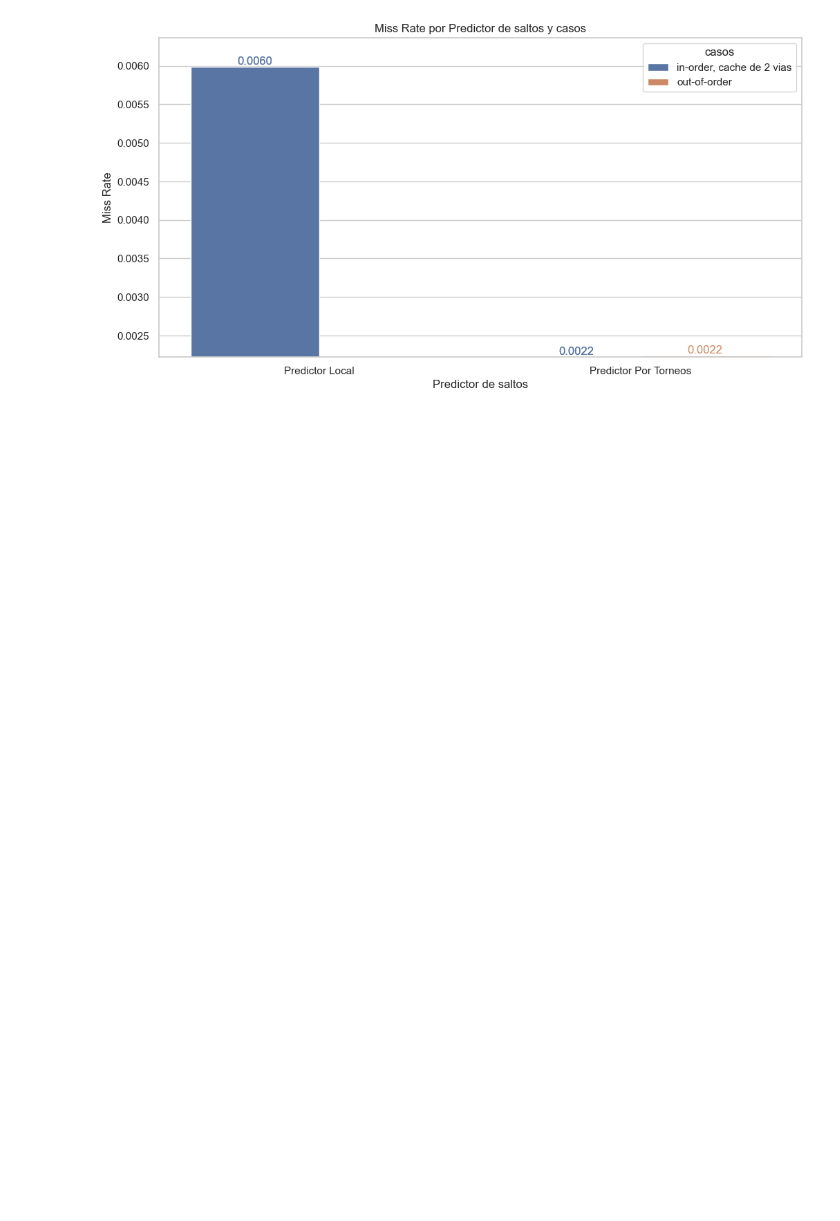
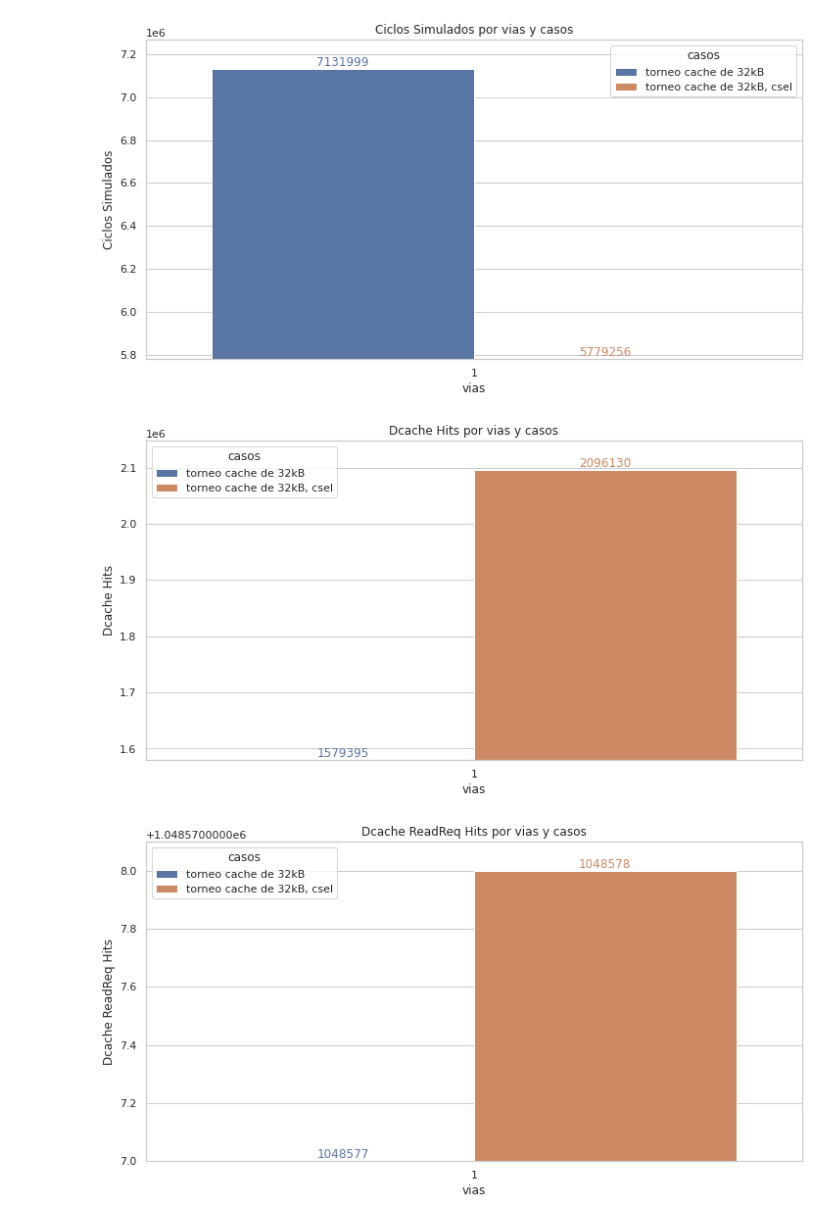
Before and after one commit to Kidmand/Arquitectura-del-computador-lab-2, a Jupyter notebook: stats/Notebook.ipynb, the cells around one changed output. Drawn from its saved outputs; the diff is of its cells as text; code cells hidden in the pictures; blank space fills up the shorter version.

```diff
--- a/stats/Notebook.ipynb
+++ b/stats/Notebook.ipynb
@@ -120,13 +118,13 @@ missRate = grouped_data['Branch Pred Miss Rate']
 grouped_data['Branch Pred Hit Rate'] = 1 - missRate
 # %%
 # Graficos para el ej 1, y ej 2 b y c
-# generate_barplot('system.cpu_cluster.cpus.numCycles', 'Ciclos Simulados', grouped_data)
-# generate_barplot('system.cpu_cluster.cpus.dcache.overallHits::total', 'Dcache Hits', grouped_data)
-# generate_barplot('system.cpu_cluster.cpus.dcache.ReadReq.hits::total', 'Dcache ReadReq Hits', grouped_data)
-# generate_barplot('system.cpu_cluster.cpus.idleCycles', 'Ciclos de CPU en Stall', grouped_data)
+generate_barplot('system.cpu_cluster.cpus.numCycles', 'Ciclos Simulados', grouped_data)
+generate_barplot('system.cpu_cluster.cpus.dcache.overallHits::total', 'Dcache Hits', grouped_data)
+generate_barplot('system.cpu_cluster.cpus.dcache.ReadReq.hits::total', 'Dcache ReadReq Hits', grouped_data)
+generate_barplot('system.cpu_cluster.cpus.idleCycles', 'Ciclos de CPU en Stall', grouped_data)
 
 # Graficos para el ej 2 d ...
-generate_barplot('Branch Pred Miss Rate', 'Miss Rate', grouped_data, 4)
+#generate_barplot('Branch Pred Miss Rate', 'Miss Rate', grouped_data, 4)
 
 # ---------------------------------- Todos los graficos ----------------------------------
 # Graficos de datos calculados
@@ -152,31 +150,33 @@ generate_barplot('Branch Pred Miss Rate', 'Miss Rate', grouped_data, 4)
 # generate_barplot('system.cpu_cluster.cpus.commitStats0.committedInstType::FloatCmp', 'FloatCmp', grouped_data)
 # generate_barplot('system.cpu_cluster.cpus.commitStats0.committedInstType::FloatCvt', 'FloatCvt', grouped_data)
 # generate_barplot('system.cpu_cluster.cpus.commitStats0.committedInstType::FloatMult', 'FloatMult', grouped_data)
 # generate_barplot('system.cpu_cluster.cpus.commitStats0.committedInstType::MemRead', 'MemRead', grouped_data)
 # generate_barplot('system.cpu_cluster.cpus.commitStats0.committedInstType::MemWrite', 'MemWrite', grouped_data)
 
 # Dcache
 # generate_barplot('system.cpu_cluster.cpus.dcache.overallHits::total', 'Dcache Hits', grouped_data)
 # generate_barplot('system.cpu_cluster.cpus.dcache.overallMisses::total', 'Dcache Misses', grouped_data)
 # generate_barplot('system.cpu_cluster.cpus.dcache.overallAccesses::total', 'Dcache Accesses', grouped_data)
 # generate_barplot('system.cpu_cluster.cpus.dcache.replacements', 'Dcache Replacements', grouped_data)
 # generate_barplot('system.cpu_cluster.cpus.dcache.ReadReq.hits::total', 'Dcache ReadReq Hits', grouped_data)
 # generate_barplot('system.cpu_cluster.cpus.dcache.ReadReq.accesses::total', 'Dcache ReadReq Accesses', grouped_data)
 # generate_barplot('system.cpu_cluster.cpus.dcache.WriteReq.hits::total', 'Dcache WriteReq Hits', grouped_data)
 # generate_barplot('system.cpu_cluster.cpus.dcache.WriteReq.accesses::total', 'Dcache WriteReq Accesses', grouped_data)
 
 # Icache
 # generate_barplot('system.cpu_cluster.cpus.icache.overallHits::total', 'Icache Hits', grouped_data)
 # generate_barplot('system.cpu_cluster.cpus.icache.overallMisses::total', 'Icache Misses', grouped_data)
 # generate_barplot('system.cpu_cluster.cpus.icache.overallAccesses::total', 'Icache Accesses', grouped_data)
 # generate_barplot('system.cpu_cluster.cpus.icache.replacements', 'Icache Replacements', grouped_data)
 
 # L2
 # generate_barplot('system.cpu_cluster.l2.overallMisses::total', 'L2 Misses', grouped_data)
 # generate_barplot('system.cpu_cluster.l2.overallAccesses::total', 'L2 Accesses', grouped_data)
 # generate_barplot('system.cpu_cluster.l2.replacements', 'L2 Replacements', grouped_data)
 
 # Otros
 # generate_barplot('system.cpu_cluster.cpus.idleCycles', 'Ciclos de CPU en Stall', grouped_data)
 # %% [output]
-[figure, old version]
+[figure, new version]
+[figure, added]
+[figure, added]
```
Also changed, not shown: parts of 4 cells of this notebook, 4 other files.
